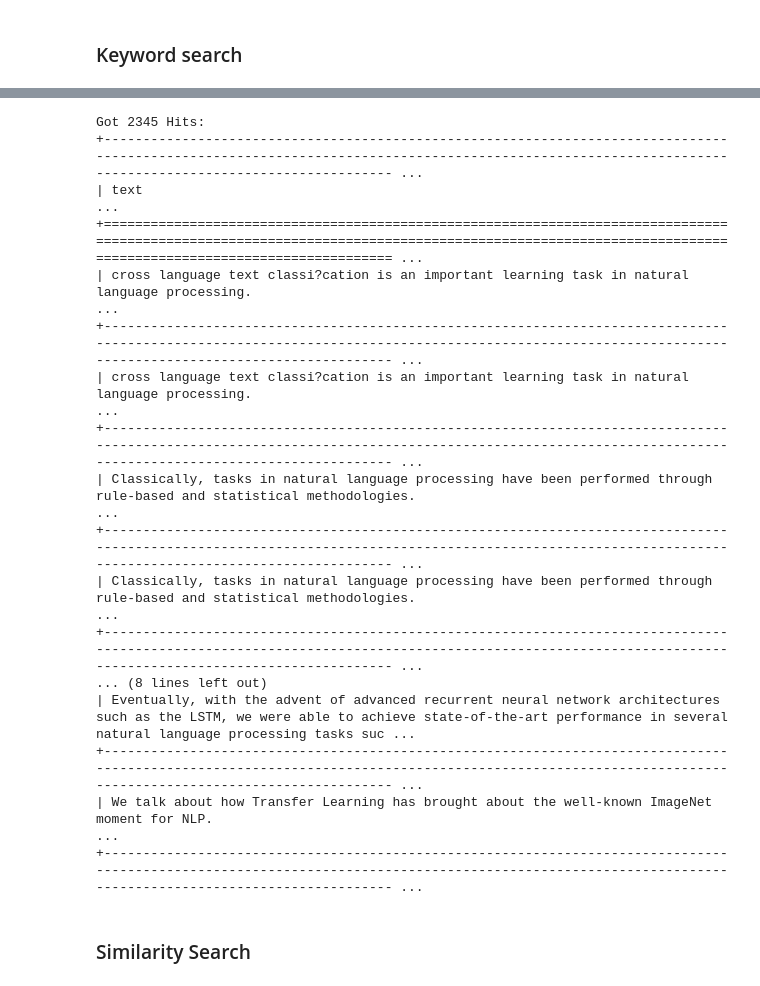
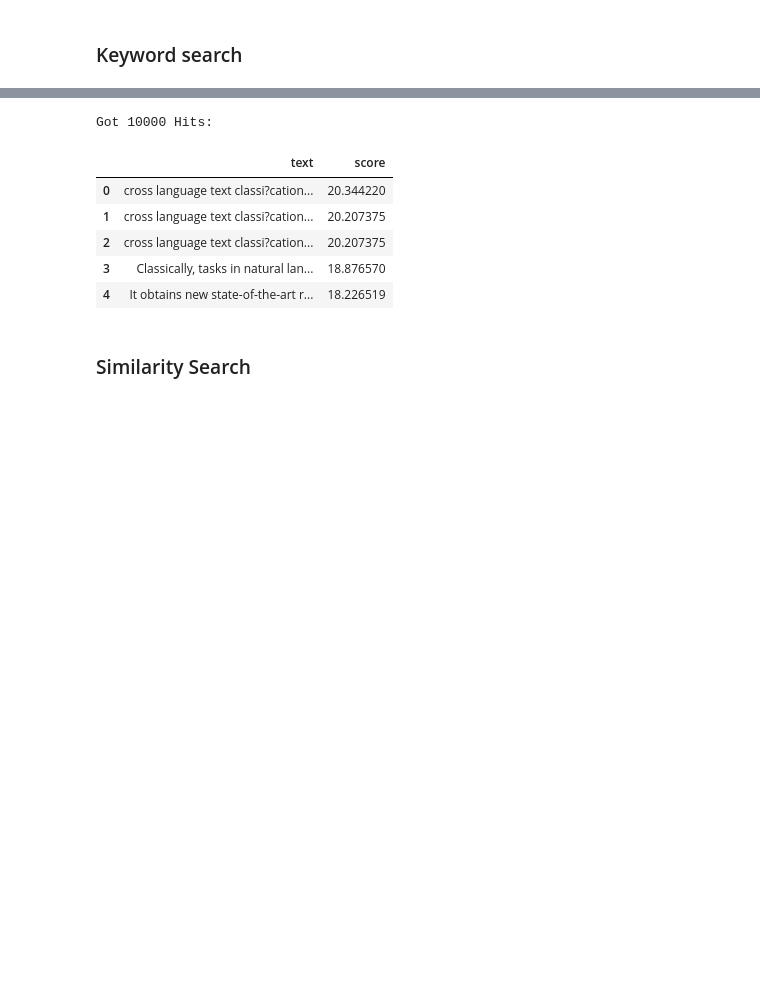
Before and after one commit to deepanshululla/SemanticSearch, a Jupyter notebook: notebooks/DatahackSummit Semantic Search using vector Databases.ipynb, the cells around one changed output, grey strips where cells are left out. Cells and saved outputs as stored; diff of their text form; code cells hidden in the pictures; blank space fills up the shorter version.

Commit message:
Semantic search

```diff
--- a/notebooks/DatahackSummit Semantic Search using vector Databases.ipynb
+++ b/notebooks/DatahackSummit Semantic Search using vector Databases.ipynb
@@ -732,7 +562,7 @@ ObjectApiResponse({'took': 8344, 'timed_out': False, 'total': 25143, 'deleted':
 %%time
 
 elasticdb_gpt = ElasticVectorSearch.from_documents(
-    splits,
+    docs,
     embedding,
     index_name=index_name,
     elasticsearch_url="http://localhost:9200"
@@ -785,30 +608,22 @@ from tabulate import tabulate
 # %%
 #keyword search
-resp = elasticdb_gpt.client.search(q="Natural language processing", query={"match_all": {}})
+resp = elasticdb_gpt.client.search(q="What is Natural language processing", query={"match_all": {}})
 # %%
 print("Got %d Hits:" % resp['hits']['total']['value'])
 table = []
 for hit in resp['hits']['hits']:
     table.append([hit['_source']['text'], hit['_score']])
-print(tabulate(table, headers=["text", "score"], tablefmt="grid"))
+table_df = pd.DataFrame(table, columns=["text", "score"])
+
+table_df.head()
 # %% [output]
-Got 2345 Hits:
-+------------------------------------------------------------------------------------------------------------------------------------------------------------------------------------------------------- ...
-| text                                                                                                                                                                                                   ...
-+======================================================================================================================================================================================================= ...
-| cross language text classi?cation is an important learning task in natural language processing.                                                                                                        ...
-+------------------------------------------------------------------------------------------------------------------------------------------------------------------------------------------------------- ...
-| cross language text classi?cation is an important learning task in natural language processing.                                                                                                        ...
-+------------------------------------------------------------------------------------------------------------------------------------------------------------------------------------------------------- ...
-| Classically, tasks in natural language processing have been performed through rule-based and statistical methodologies.                                                                                ...
-+------------------------------------------------------------------------------------------------------------------------------------------------------------------------------------------------------- ...
-| Classically, tasks in natural language processing have been performed through rule-based and statistical methodologies.                                                                                ...
-+------------------------------------------------------------------------------------------------------------------------------------------------------------------------------------------------------- ...
-... (8 lines left out)
-| Eventually, with the advent of advanced recurrent neural network architectures such as the LSTM, we were able to achieve state-of-the-art performance in several natural language processing tasks suc ...
-+------------------------------------------------------------------------------------------------------------------------------------------------------------------------------------------------------- ...
-| We talk about how Transfer Learning has brought about the well-known ImageNet moment for NLP.                                                                                                          ...
-+------------------------------------------------------------------------------------------------------------------------------------------------------------------------------------------------------- ...
+Got 10000 Hits:
+|  | text | score |
+| 0 | cross language text classi?cation... | 20.344220 |
+| 1 | cross language text classi?cation... | 20.207375 |
+| 2 | cross language text classi?cation... | 20.207375 |
+| 3 | Classically, tasks in natural lan... | 18.876570 |
+| 4 | It obtains new state-of-the-art r... | 18.226519 |
 # %% [markdown]
 ### Similarity Search
 # %%
```
Also changed, not shown: parts of 50 cells of this notebook, 3 other files.
